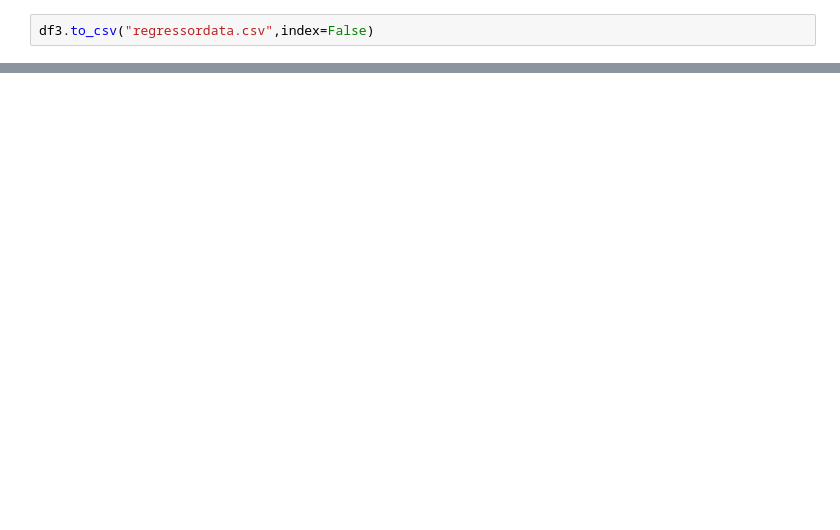
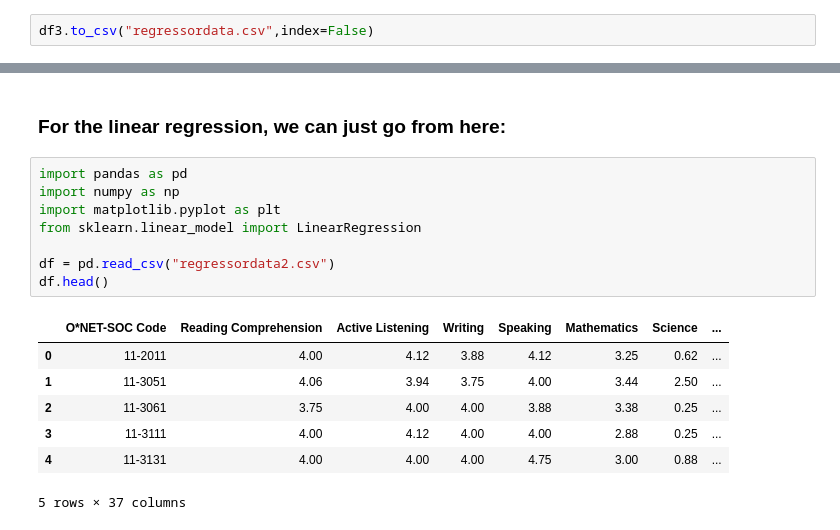
Before and after one commit to JGolub99/Future-of-work, a Jupyter notebook: ONET_18-10-21/regressing_doc.ipynb, the cells around one changed output, grey strips where cells are left out. Cells and saved outputs as stored; diff of their text form; blank space fills up the shorter version.

```diff
--- a/ONET_18-10-21/regressing_doc.ipynb
+++ b/ONET_18-10-21/regressing_doc.ipynb
@@ -260,0 +197,18 @@ list(df1["OCC_CODE"])
+# %% [markdown]
+### For the linear regression, we can just go from here:
+# %%
+import pandas as pd
+import numpy as np
+import matplotlib.pyplot as plt
+from sklearn.linear_model import LinearRegression
+
+df = pd.read_csv("regressordata2.csv")
+df.head()
+# %% [output]
+|  | O*NET-SOC Code | Reading Comprehension | Active Listening | Writing | Speaking | Mathematics | Science | ... |
+| 0 | 11-2011 | 4.00 | 4.12 | 3.88 | 4.12 | 3.25 | 0.62 | ... |
+| 1 | 11-3051 | 4.06 | 3.94 | 3.75 | 4.00 | 3.44 | 2.50 | ... |
+| 2 | 11-3061 | 3.75 | 4.00 | 4.00 | 3.88 | 3.38 | 0.25 | ... |
+| 3 | 11-3111 | 4.00 | 4.12 | 4.00 | 4.00 | 2.88 | 0.25 | ... |
+| 4 | 11-3131 | 4.00 | 4.00 | 4.00 | 4.75 | 3.00 | 0.88 | ... |
+5 rows × 37 columns
```
Also changed, not shown: parts of 24 cells of this notebook, 52 other files.
